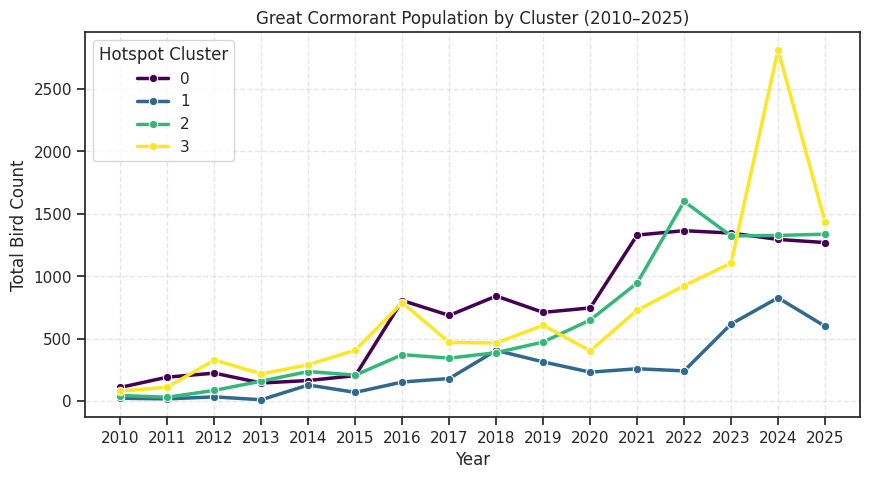
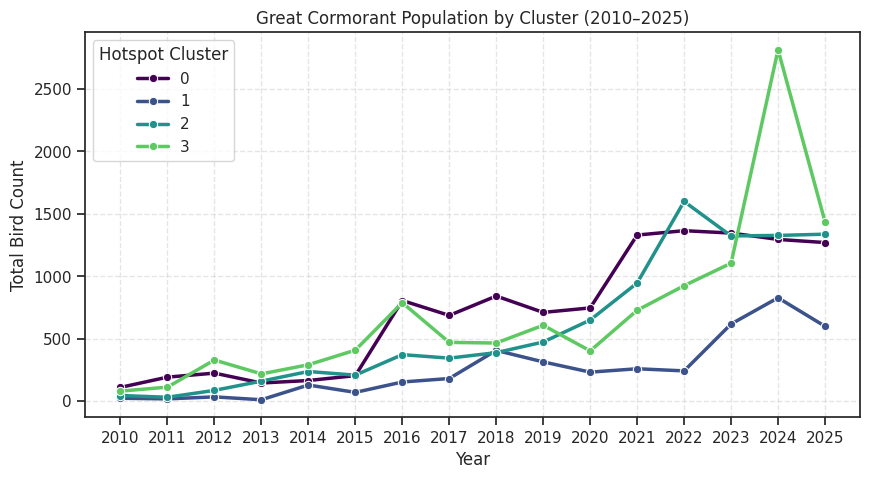
Unified diff of the notebook cell whose output changed from the first chart to the second:
--- before
+++ after
@@ -15,5 +15,5 @@
     y="Phalacrocorax carbo",
     hue="hotspot_cluster",
-    palette="viridis",
+palette=[plt.cm.viridis(i / 4) for i in range(4)],
     marker="o",
     linewidth=2.5,

Commit: Updated visualizations for the KMeans Clustering